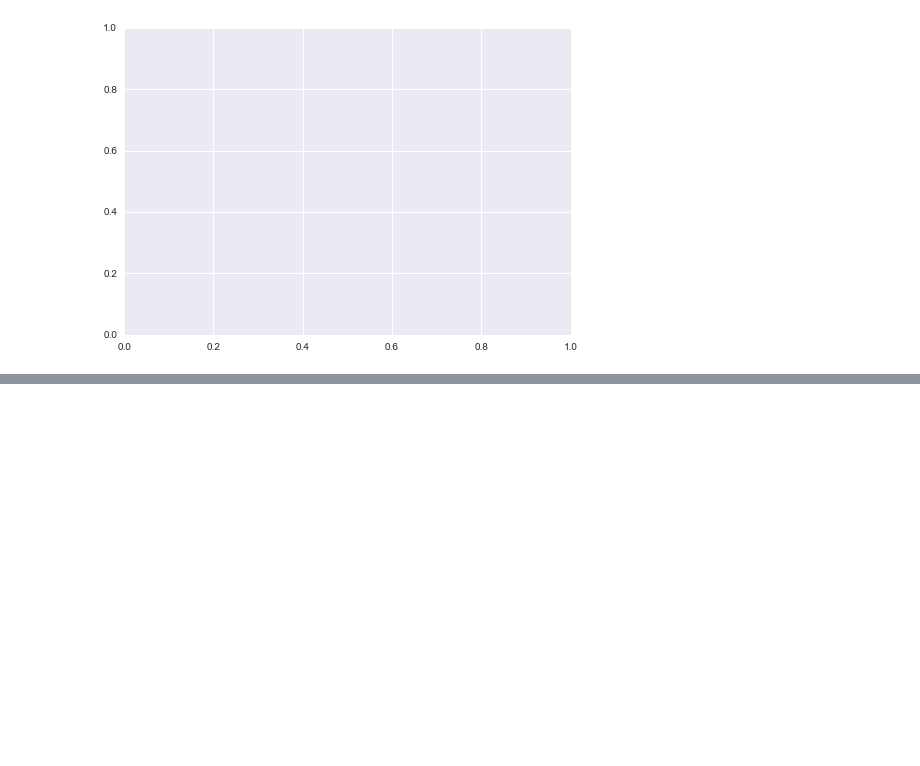
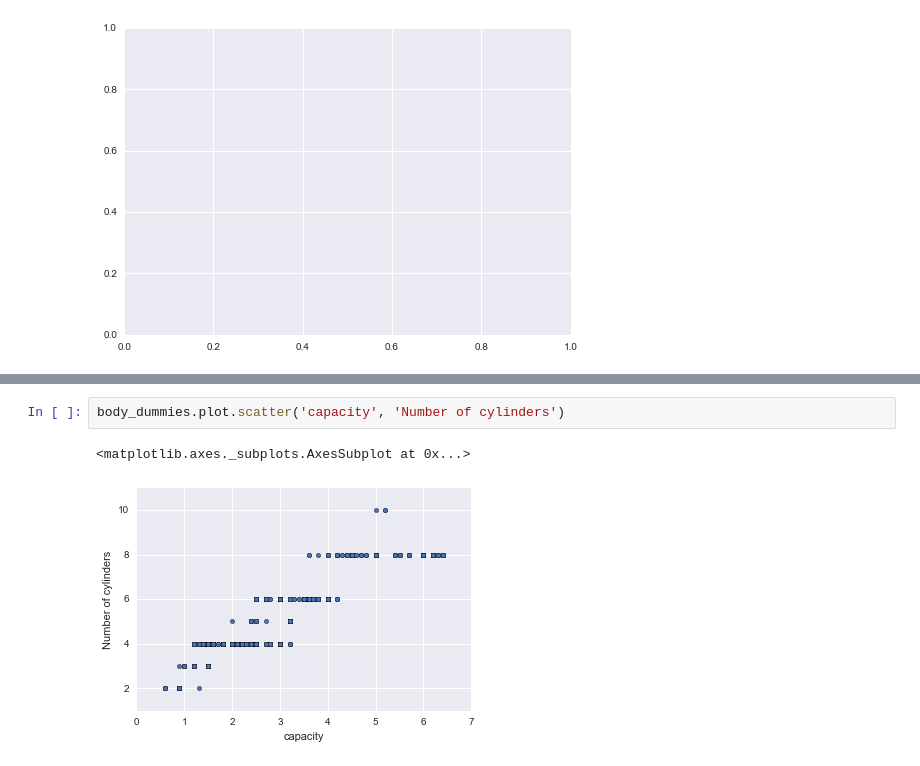
Before and after one commit to epkuznetsova/capstone_project_carsales, a Jupyter notebook: carsales.ipynb, the cells around one changed output, grey strips where cells are left out. Cells and saved outputs as stored; diff of their text form; blank space fills up the shorter version.

```diff
--- a/carsales.ipynb
+++ b/carsales.ipynb
@@ -581,0 +708,5 @@ plt.show()
+# %%
+body_dummies.plot.scatter('capacity', 'Number of cylinders')
+# %% [output]
+<matplotlib.axes._subplots.AxesSubplot at 0x...>
+[figure, added]
```
Also changed, not shown: parts of 29 cells of this notebook.
